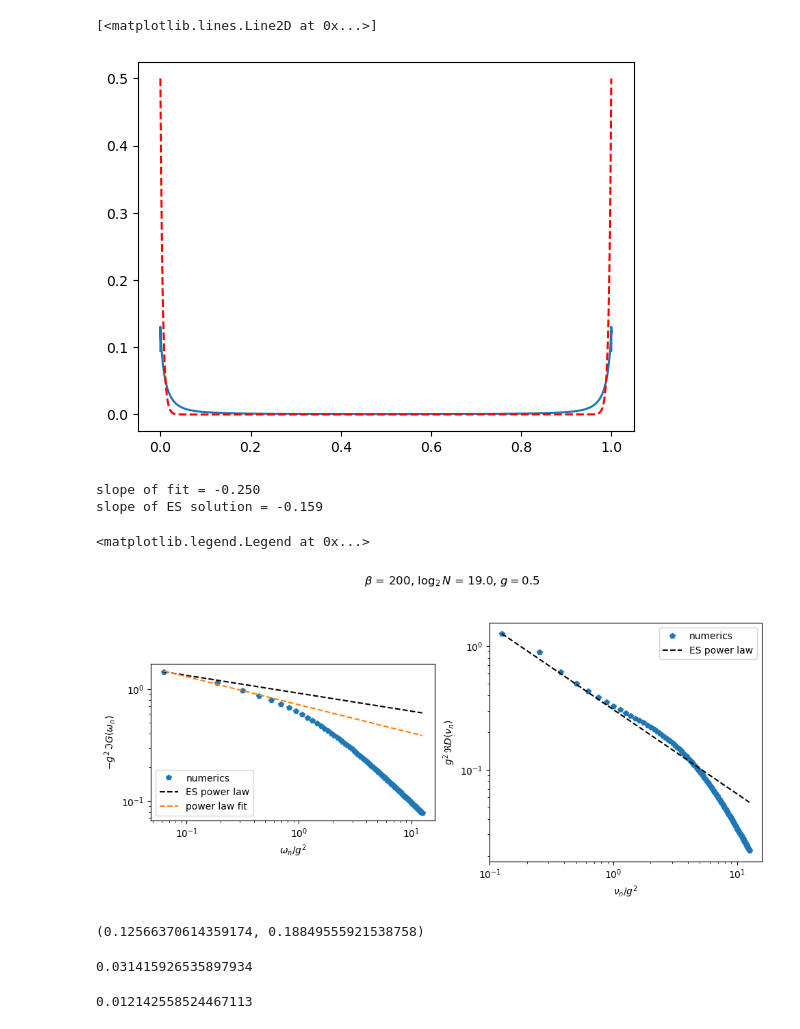
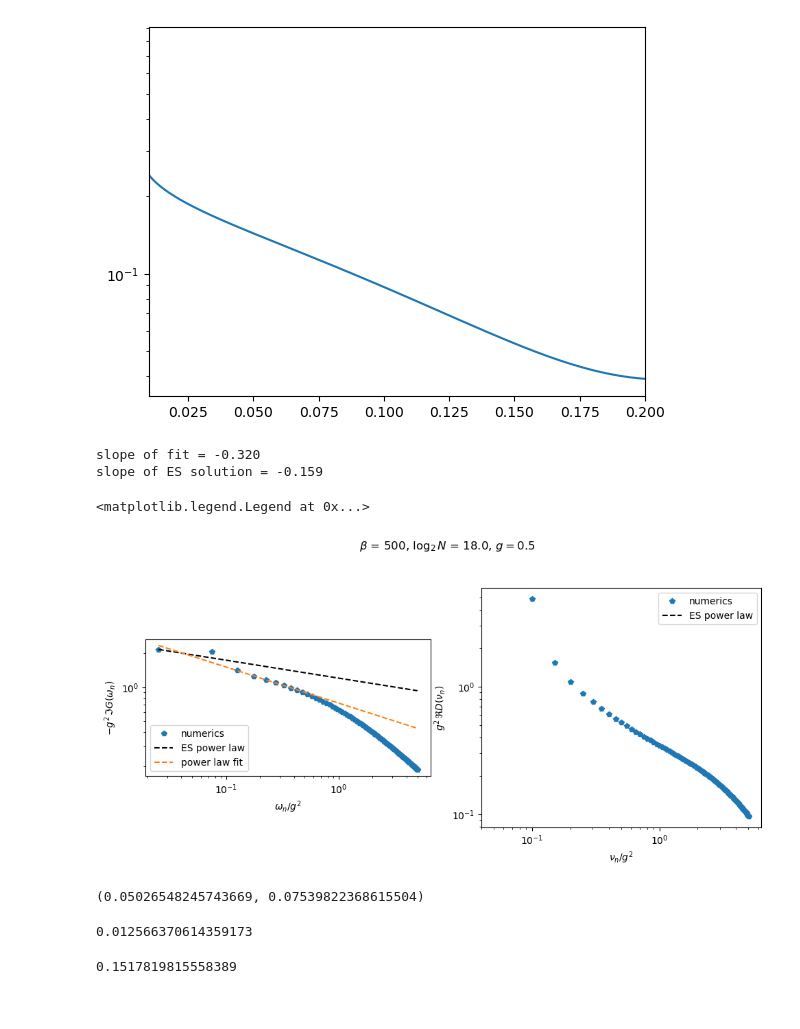
Before and after one commit to aravindhshankar/TwoSidedYSYK, a Jupyter notebook: Metal_Imag_time.ipynb, the cells around one changed output. Drawn from its saved outputs; the diff is of its cells as text; code cells hidden in the pictures.

```diff
--- a/Metal_Imag_time.ipynb
+++ b/Metal_Imag_time.ipynb
@@ -5,15 +5,15 @@ import matplotlib.pyplot as plt
 from matplotlib import rcParams
 from ConformalAnalytical import *
 # %%
-Nbig = int(2**19)
-err = 1e-3
+Nbig = int(2**18)
+err = 1e-1
 
-beta = 200
+beta = 500
 mu = 0.
 g = 0.5
-J = 0.
-phase = np.pi/2
-lamb = 0. * np.exp(1.0j * phase)
+J = 0.02
+#lamb = 1. * np.exp(1.0j * phase)
+lamb = 0.02
 alpha = 1.0
 r = 1.
 kappa = 1.
@@ -140,9 +153,11 @@ ax[1,1].legend()
 # %%
-plt.plot(tau/beta,np.real(PiDtau))
-plt.plot(tau/beta,DfreeImagtau(tau,r,beta),'r--')
+plt.plot(tau/beta,np.real(DDtau))
+#plt.plot(tau/beta,DfreeImagtau(tau,r,beta),'r--')
+plt.xlim(0.01,0.2)
+#plt.ylim(0,0.01)
+plt.yscale('log')
 # %% [output]
-[<matplotlib.lines.Line2D at 0x...>]
-[figure, old version]
+[figure, new version]
 # %%
 start, stop = Nbig//2, Nbig//2 + 100
 startB, stopB = Nbig//2 + 1, Nbig//2 + 101
@@ -162,7 +177,7 @@ conf_fit_DD = 1 * np.abs(nu[startB:stopB]/(g**2))**(1-4*delta)
 conf_fit_DD = conf_fit_DD/conf_fit_DD[0] * fitDD_val
 alt_conf_fit_DD = 1 * np.abs(nu[startB:]/(g**2))**(1-4*alt_delta)
 
-fitslice = slice(start, start + 4)
+fitslice = slice(start+3, start + 9)
 m,c = np.polyfit(np.log(omega[fitslice]/g**2), np.log(-np.imag(GDomega[fitslice])*(g**2)),1)
 print(f'slope of fit = {m:.03f}')
 print(f'slope of ES solution = {(2*delta - 1):.03f}')
@@ -211,19 +226,19 @@ ax2.legend()
 # ax2.set_aspect('equal', adjustable='box')
 # ax2.legend()
 # %% [output]
-slope of fit = -0.250
+slope of fit = -0.320
 slope of ES solution = -0.159
 <matplotlib.legend.Legend at 0x...>
-[figure, old version]
+[figure, new version]
 # %%
 nu[Nbig//2 + 1]/g**2, omega[Nbig//2 + 1]/g**2
 # %% [output]
-(0.12566370614359174, 0.18849555921538758)
+(0.05026548245743669, 0.07539822368615504)
 # %%
 2*np.pi/beta
 # %% [output]
-0.031415926535897934
+0.012566370614359173
 # %%
 beta**2/(2*np.pi*Nbig)
 # %% [output]
-0.012142558524467113
+0.1517819815558389
```
Also changed, not shown: parts of 3 cells of this notebook.
